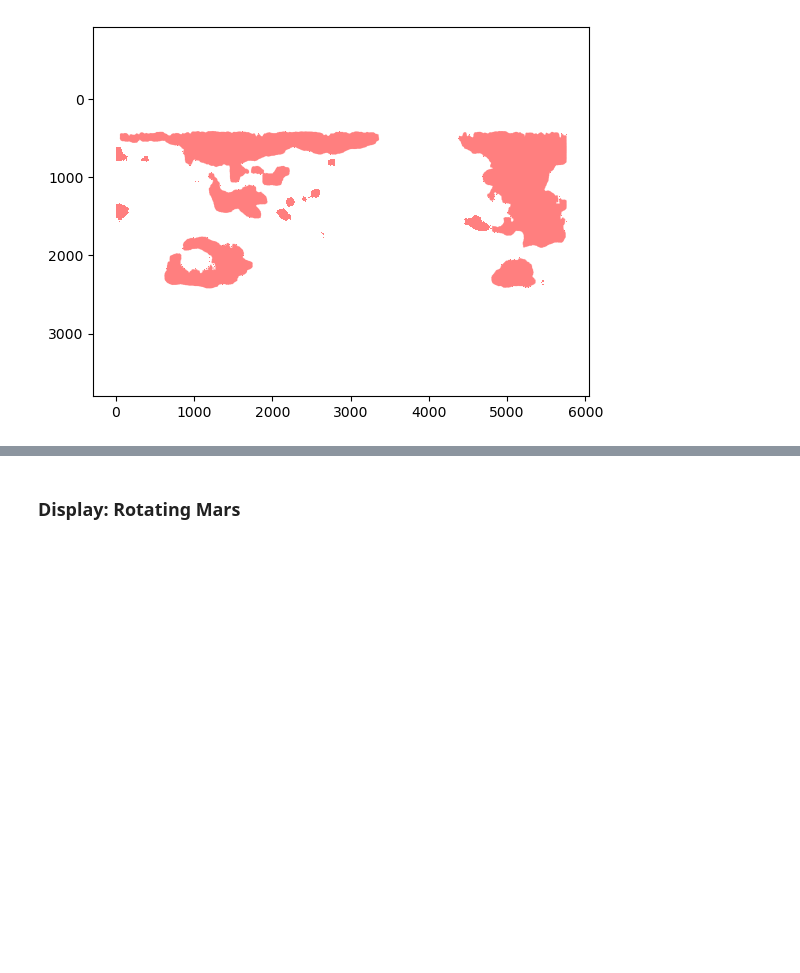
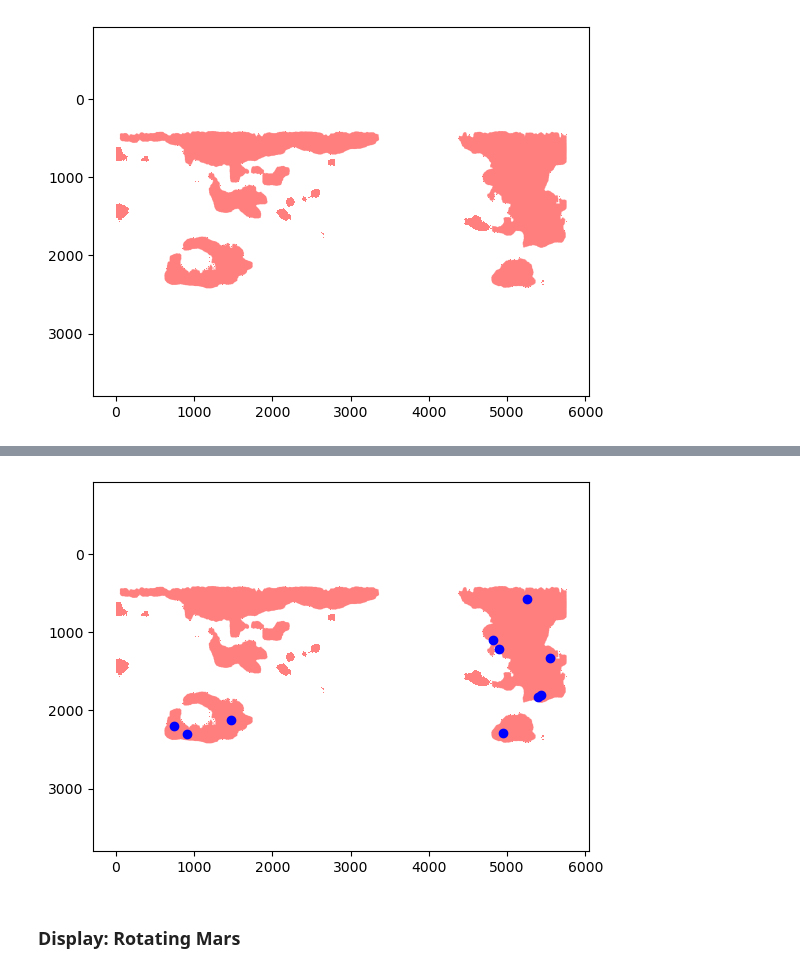
Before and after one commit to hlakams/mars-landing, a Jupyter notebook: Drafting.ipynb, the cells around one changed output, grey strips where cells are left out. Drawn from its saved outputs; the diff is of its cells as text; code cells hidden in the pictures; blank space fills up the shorter version.

```diff
--- a/Drafting.ipynb
+++ b/Drafting.ipynb
@@ -382,3 +380,5 @@ for transform in random.choices(transforms, weights=areas, k=k):
+# %%
+points = sample(polygons, 10)
 # %%
 # convert coordinate to a [-dim/2, +dim/2] scaled domain
 def relative_coordinate(position, dim):
@@ -395,8 +395,8 @@ def convert_coordinates(source_points, source_dim, destination_dim):
     return new_points
 # %%
 points_geoms = points
-old_x = [geom.x for geom in points_geoms]
-old_y = [geom.y for geom in points_geoms]
+old_x = [geom[0] for geom in points_geoms]
+old_y = [geom[1] for geom in points_geoms]
 
 sample_x = convert_coordinates(old_x, 5760, 360)
 sample_y = convert_coordinates(old_y, 2880, 180)
@@ -432,3 +450,17 @@ display(sample_y)
+# %%
+fig, axs = plt.subplots()
+axs.set_aspect('equal', 'datalim')
+
+for geom in polygons.geoms:
+    xs, ys = geom.exterior.xy
+    axs.fill(xs, ys, alpha=0.5, fc='r', ec='none')
+
+axs.scatter(old_x,old_y,color='blue')
+axs.invert_yaxis()
+
+plt.show()
+# %% [output]
+[figure, added]
 # %% [markdown]
 ### Display: Rotating Mars
 # %%
```
Also changed, not shown: parts of 4 cells of this notebook, 1 other file.
